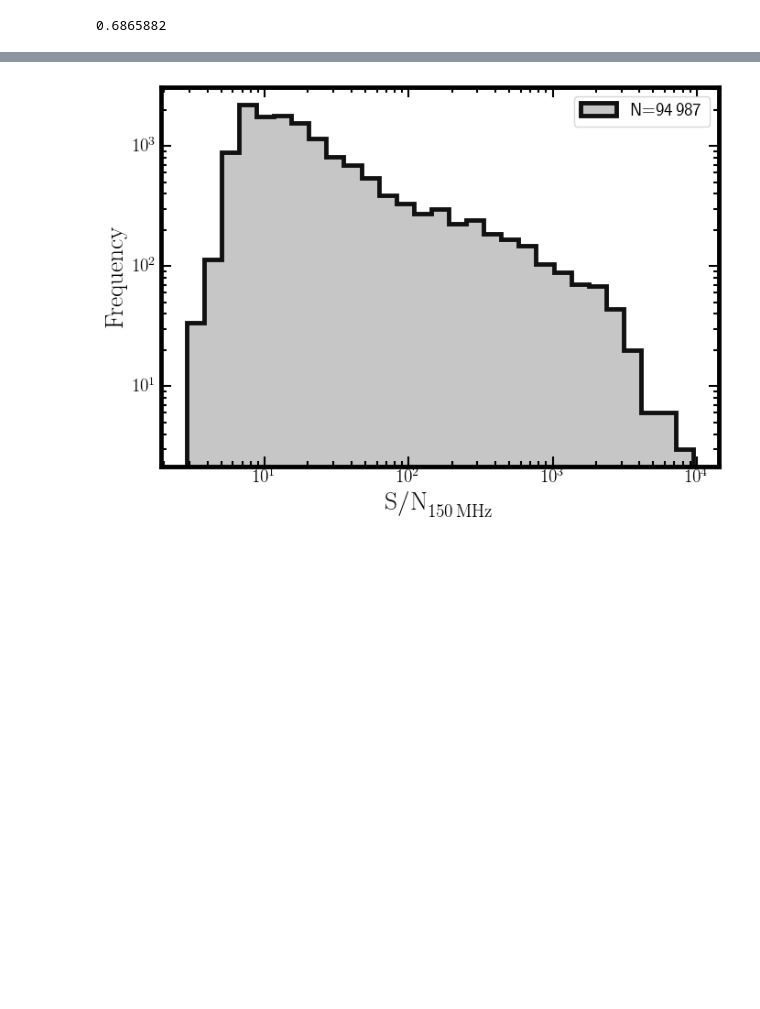
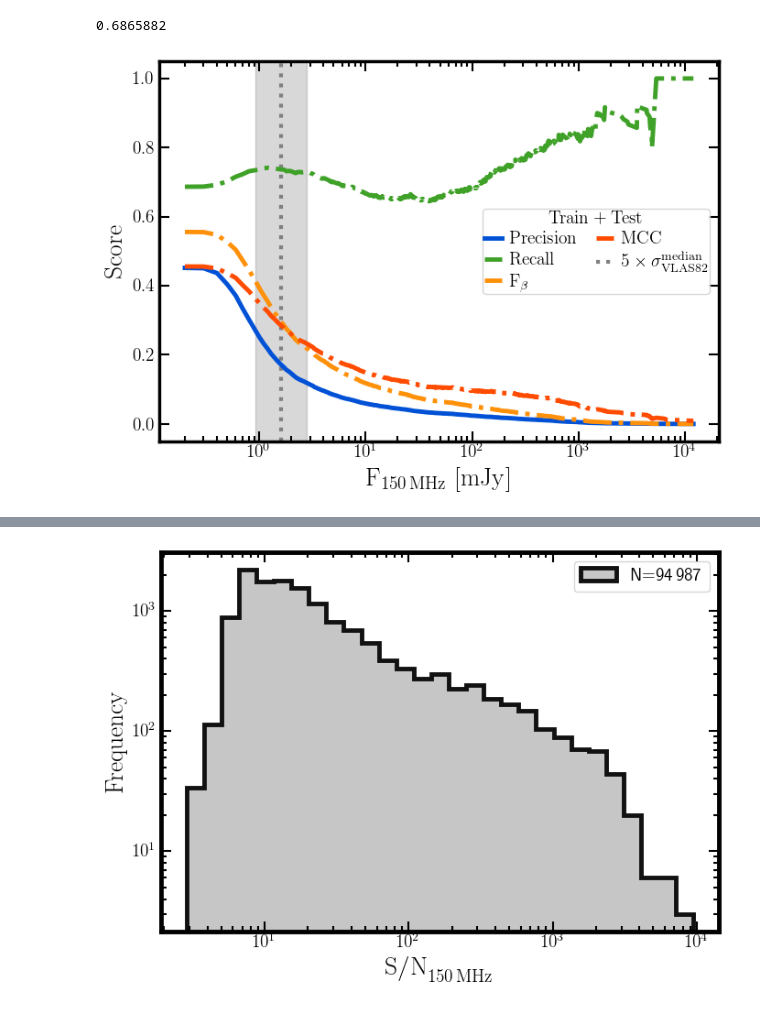
Before and after one commit to racarvajal/Pipeline_ML_6arcsec, a Jupyter notebook: ML_13.ipynb, the cells around one changed output, grey strips where cells are left out. Drawn from its saved outputs; the diff is of its cells as text; code cells hidden in the pictures; blank space fills up the shorter version.

```diff
--- a/ML_13.ipynb
+++ b/ML_13.ipynb
@@ -305,2 +325,40 @@ for count, SNR in enumerate(LOFAR_SNR_range):
+# %%
+fig             = plt.figure(figsize=(7,5))
+ax1             = fig.add_subplot(111, xscale='log')
+
+ax1.plot(LOFAR_flx_range, radio_precs_flx, ls='-', marker='None', label=r'$\mathrm{Precision}$',
+         lw=3.5, color=plt.get_cmap('cet_rainbow')(0.05))
+ax1.plot(LOFAR_flx_range, radio_recalls_flx, ls='-.', marker='None', label=r'$\mathrm{Recall}$',
+         lw=3.5, color=plt.get_cmap('cet_rainbow')(0.30))
+# ax1.plot(LOFAR_flx_range, radio_accs_flx, ls='-', marker='None', label=r'$\mathrm{Accuracy}$',
+#          lw=3.5, color=plt.get_cmap('cet_rainbow')(0.50))
+ax1.plot(LOFAR_flx_range, radio_f_scores_flx, ls='-.', marker='None', label=r'$\mathrm{F}_{\beta}$',
+         lw=3.5, color=plt.get_cmap('cet_rainbow')(0.80))
+ax1.plot(LOFAR_flx_range, radio_mccs_flx, ls='-.', marker='None', label=r'$\mathrm{MCC}$',
+         lw=3.5, color=plt.get_cmap('cet_rainbow')(0.95))
+
+# ax1.axvline(x=5 * 25e-3, ls=':', lw=3.0, color='gray', zorder=1, label=r'$\mathrm{rms}_{\mathrm{LOFAR}}$')
+ax1.axvline(x=5 * 321e-3, ls=':', lw=3.0, color='gray', zorder=1, label=r'$5 \times \sigma_{\mathrm{VLAS82}}^{\mathrm{median}}$')
+# ax1.axvline(x=5 * 185e-3, ls=':', lw=3.0, color='gray', zorder=1, label=r'$5 \times \sigma_{\mathrm{VLAS82}}$')
+# ax1.axvline(x=5 * 555e-3, ls=':', lw=3.0, color='gray', zorder=1, label=r'$5 \times \sigma_{\mathrm{VLAS82}}$')
+# ax1.axvline(x=5 * 320e-3, ls=':', lw=3.0, color='gray', zorder=1, label=r'$\mathrm{rms}_{\mathrm{EMU}}$')
+ax1.fill_betweenx(np.linspace(-1, 1.2), 5 * 185e-3, 5 * 555e-3, color='gray', zorder=0, alpha=0.3)
+
+ax1.set_ylim(bottom=-0.05, top=1.05)
+ax1.set_xlabel(r'$\mathrm{F}_{150 \, \mathrm{MHz}} ~ [\mathrm{mJy}]$', fontsize=20)
+ax1.set_ylabel(r'$\mathrm{Score}$', fontsize=20)
+ax1.tick_params(which='both', top=True, right=True, direction='in')
+ax1.tick_params(axis='both', which='major', labelsize=14)
+ax1.tick_params(which='major', length=8, width=1.5)
+ax1.tick_params(which='minor', length=4, width=1.5)
+plt.setp(ax1.spines.values(), linewidth=2.5)
+plt.setp(ax1.spines.values(), linewidth=2.5)
+plt.legend(loc='center right', fontsize=14, title=r'$\mathrm{Train+Test}$',
+           title_fontsize=14, ncol=2, borderpad=0.1, labelspacing=0.3,
+           handlelength=1.0, handletextpad=0.4, columnspacing=1.0)
+fig.tight_layout()
+plt.show()
+# %% [output]
+[figure, added]
 # %%
 fig             = plt.figure(figsize=(7,5))
```
Also changed, not shown: parts of 6 cells of this notebook.
